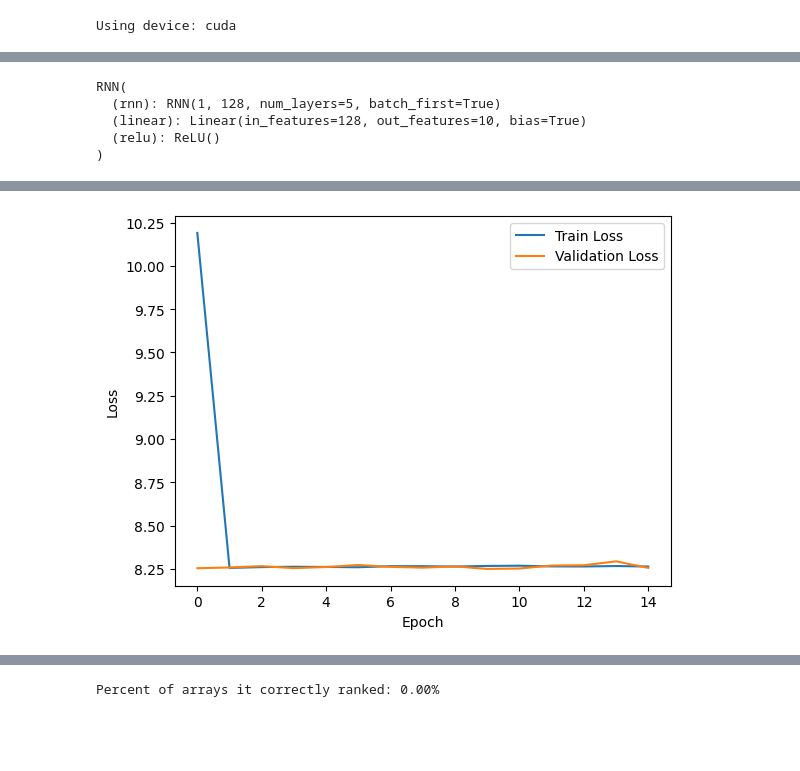
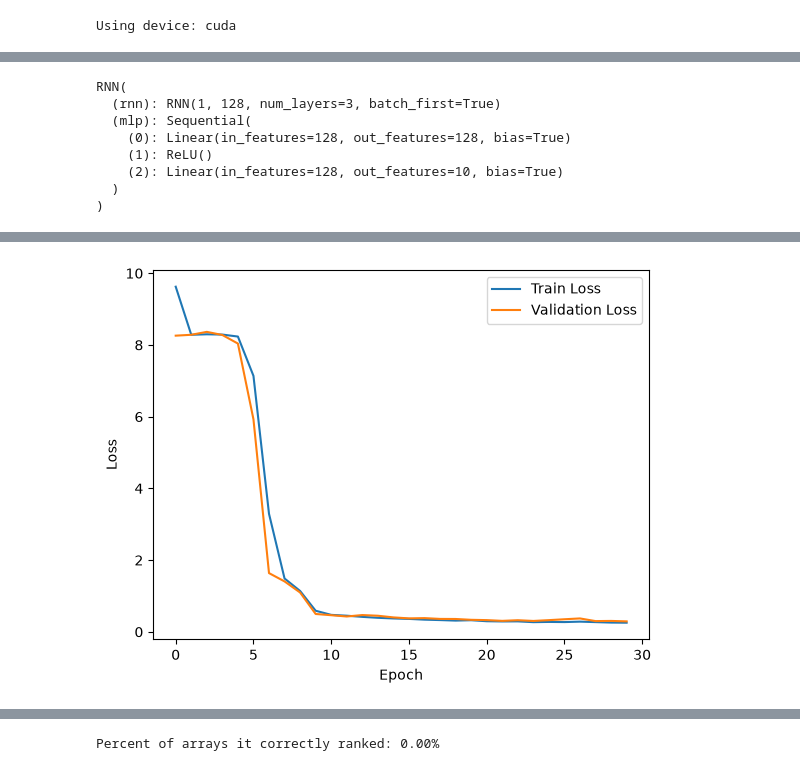
Before and after one commit to Epoch-2026-2027/Learning_Phase, a Jupyter notebook: task1/subtask1/rnn.ipynb, the cells around one changed output, grey strips where cells are left out. Drawn from its saved outputs; the diff is of its cells as text; code cells hidden in the pictures; blank space fills up the shorter version.

```diff
--- a/task1/subtask1/rnn.ipynb
+++ b/task1/subtask1/rnn.ipynb
@@ -38,21 +58,20 @@ display(X.head())
 # %%
 class RankingDataset(Dataset):
-    def __init__(self, X):
-        self.X = torch.tensor(X.values, dtype=torch.float32).to(DEVICE)
+    def __init__(self, X, y):
+        self.X = torch.tensor(X.values, dtype=torch.float32)
+        self.y = torch.tensor(y.values, dtype=torch.float32)
 
     def __len__(self):
         return len(self.X)
 
     def __getitem__(self, idx):
-        # Add a sequence dimension for RNN input
-        d = self.X[idx].unsqueeze(-1)
-        return torch.cat([d[:10], torch.tensor([[-1]]), d[10:]], dim=0)  # Use a token (-1) to separate input and target
+        return self.X[idx].unsqueeze(-1), self.y[idx]
 
-dataset = RankingDataset(X)
+
+dataset = RankingDataset(X, y)
 train_dataloader, test_dataloader, valid_dataloader = [
-    DataLoader(x, batch_size=32, shuffle=True, generator=torch.Generator(device=DEVICE))
-    for x in
-    random_split(dataset, [0.6, 0.2, 0.2], generator=torch.Generator(device=DEVICE))
+    DataLoader(x, batch_size=32, shuffle=True, generator=torch.Generator(DEVICE))
+    for x in random_split(dataset, [0.6, 0.2, 0.2], generator=torch.Generator(DEVICE))
 ]
 # %%
 class RNN(torch.nn.Module):
@@ -63,26 +82,29 @@ class RNN(torch.nn.Module):
         - Linear layer with input size 128 and output size 10
         """
         super().__init__()
-        self.rnn = torch.nn.RNN(input_size=1, hidden_size=128, batch_first=True, num_layers=5)
-        self.linear = torch.nn.Linear(128, 10)
-        self.relu = torch.nn.ReLU()
+        self.rnn = torch.nn.RNN(
+            input_size=1, hidden_size=128, batch_first=True, num_layers=3
+        )
+        self.mlp = torch.nn.Sequential(
+            torch.nn.Linear(128, 128), torch.nn.ReLU(), torch.nn.Linear(128, 10)
+        )
 
     def forward(self, x):
-        # print(x.shape)
         rnn_out, hidden = self.rnn(x)
-        # print(rnn_out.shape)
-        # print(hidden[-1].shape)
-        output = self.linear(self.relu(hidden[-1]))
-        # print(output.shape)
+        output = self.mlp(hidden[-1])
         return output
+
 
 model = RNN().to(DEVICE)
 print(model)
 # %% [output]
 RNN(
-  (rnn): RNN(1, 128, num_layers=5, batch_first=True)
-  (linear): Linear(in_features=128, out_features=10, bias=True)
-  (relu): ReLU()
+  (rnn): RNN(1, 128, num_layers=3, batch_first=True)
+  (mlp): Sequential(
+    (0): Linear(in_features=128, out_features=128, bias=True)
+    (1): ReLU()
+    (2): Linear(in_features=128, out_features=10, bias=True)
+  )
 )
 # %%
 def train(model, train_dataloader, valid_dataloader, epochs=10):
@@ -94,11 +116,11 @@ def train(model, train_dataloader, valid_dataloader, epochs=10):
     for epoch in range(epochs):
         model.train()
         total_loss = 0
-        for X_batch in train_dataloader:
+        for X_batch, y_batch in train_dataloader:
             X_batch = X_batch.to(DEVICE)
+            y_batch = y_batch.to(DEVICE)
             optimizer.zero_grad()
             outputs = model(X_batch)
-            y_batch = X_batch[:, -10:, -1]  # The last 10 columns represent the target ranking
             loss = criterion(outputs, y_batch)
             loss.backward()
             optimizer.step()
@@ -109,10 +131,9 @@ def train(model, train_dataloader, valid_dataloader, epochs=10):
         model.eval()
         with torch.no_grad():
             valid_loss = 0
-            for X_batch in valid_dataloader:
+            for X_batch, y_batch in valid_dataloader:
                 X_batch = X_batch.to(DEVICE)
-                y_batch = X_batch[:, -10:, -1]  # The last 10 columns represent the target ranking
-                X_batch = X_batch[:, :11, :]  # Use only the first 11 columns as input
+                y_batch = y_batch.to(DEVICE)
                 outputs = model(X_batch)
                 loss = criterion(outputs, y_batch)
                 valid_loss += loss.item()
@@ -121,7 +142,7 @@ def train(model, train_dataloader, valid_dataloader, epochs=10):
 
     return losses, valid_losses
 # %%
-train_losses, valid_losses = train(model, train_dataloader, valid_dataloader, epochs=15)
+train_losses, valid_losses = train(model, train_dataloader, valid_dataloader, epochs=30)
 torch.save(model.state_dict(), 'models/rnn.pth')
 plt.plot(train_losses, label='Train Loss')
 plt.plot(valid_losses, label='Validation Loss')
@@ -150,4 +171,4 @@ Validation Loss: 8.2567
-[figure, old version]
+[figure, new version]
 # %%
 # Test the model on the test set
 model.eval()
```
Also changed, not shown: parts of 8 cells of this notebook, 4 other files.
